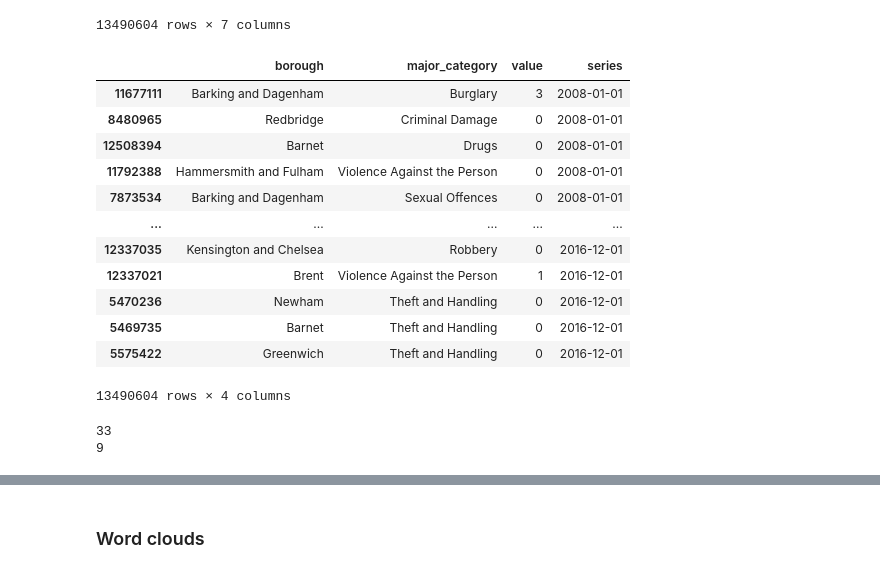
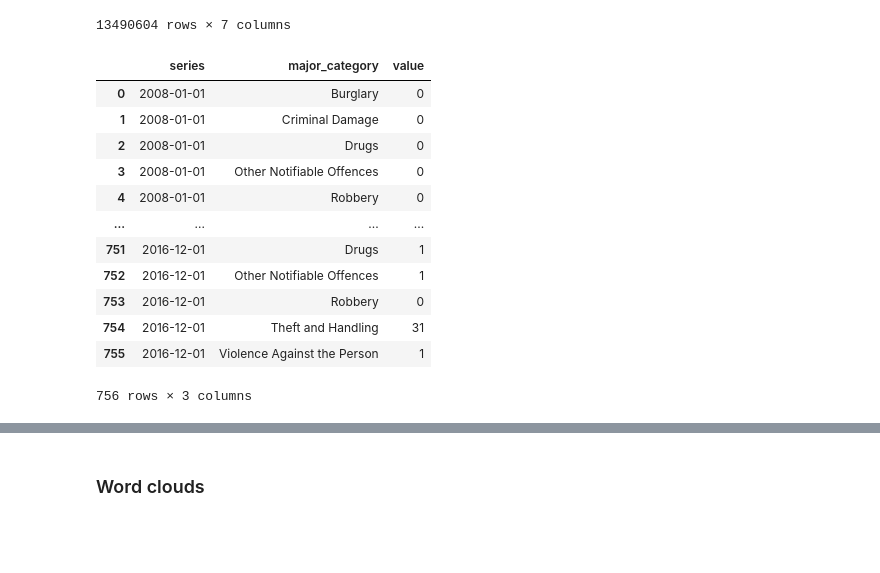
Before and after one commit to margo-waluyo/PYTN_Assgn_1_4_Setiawan-Margo-Waluyo, a Jupyter notebook: PYTN_Assgn_1_4_Setiawan-Margo-Waluyo.ipynb, the cells around one changed output, grey strips where cells are left out. Drawn from its saved outputs; the diff is of its cells as text; code cells hidden in the pictures; blank space fills up the shorter version.

```diff
--- a/PYTN_Assgn_1_4_Setiawan-Margo-Waluyo.ipynb
+++ b/PYTN_Assgn_1_4_Setiawan-Margo-Waluyo.ipynb
@@ -357,31 +358,26 @@ london_crime
 # %%
 london_crime = data_asli.copy()
 
 london_crime['series'] = pd.to_datetime(london_crime['year'].astype(str) + "-" + london_crime['month'].astype(str))
 london_crime =  london_crime.sort_values('series', ascending=True)
 london_crime = london_crime.drop(['lsoa_code','minor_category', 'year', 'month'], axis=1)
+london_crime = london_crime[london_crime['borough'] == 'City of London']
+london_crime = london_crime.drop('borough', axis=1)
+london_crime = london_crime.groupby(['series', 'major_category'])['value'].sum().reset_index()
+
 london_crime
 # %% [output]
-|  | borough | major_category | value | series |
-| 11677111 | Barking and Dagenham | Burglary | 3 | 2008-01-01 |
-| 8480965 | Redbridge | Criminal Damage | 0 | 2008-01-01 |
-| 12508394 | Barnet | Drugs | 0 | 2008-01-01 |
-| 11792388 | Hammersmith and Fulham | Violence Against the Person | 0 | 2008-01-01 |
-| 7873534 | Barking and Dagenham | Sexual Offences | 0 | 2008-01-01 |
-| ... | ... | ... | ... | ... |
-| 12337035 | Kensington and Chelsea | Robbery | 0 | 2016-12-01 |
-| 12337021 | Brent | Violence Against the Person | 1 | 2016-12-01 |
-| 5470236 | Newham | Theft and Handling | 0 | 2016-12-01 |
-| 5469735 | Barnet | Theft and Handling | 0 | 2016-12-01 |
-| 5575422 | Greenwich | Theft and Handling | 0 | 2016-12-01 |
+|  | series | major_category | value |
+| 0 | 2008-01-01 | Burglary | 0 |
+| 1 | 2008-01-01 | Criminal Damage | 0 |
+| 2 | 2008-01-01 | Drugs | 0 |
+| 3 | 2008-01-01 | Other Notifiable Offences | 0 |
+| 4 | 2008-01-01 | Robbery | 0 |
+| ... | ... | ... | ... |
+| 751 | 2016-12-01 | Drugs | 1 |
+| 752 | 2016-12-01 | Other Notifiable Offences | 1 |
+| 753 | 2016-12-01 | Robbery | 0 |
+| 754 | 2016-12-01 | Theft and Handling | 31 |
+| 755 | 2016-12-01 | Violence Against the Person | 1 |
-13490604 rows × 4 columns
+756 rows × 3 columns
-# %%
-unique_count = len(london_crime['borough'].unique())
-print(unique_count)
-
-unique_count = len(london_crime['major_category'].unique())
-print(unique_count)
-# %% [output]
-33
-9
 # %%
```
Also changed, not shown: parts of 5 cells of this notebook.
